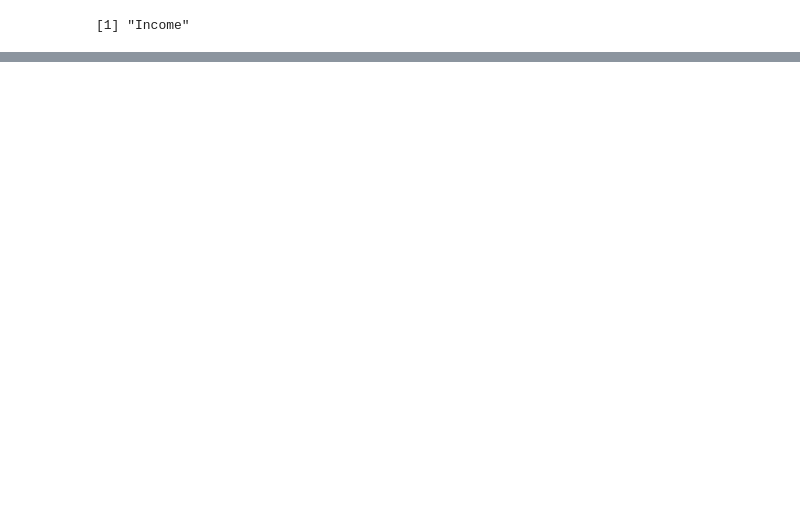
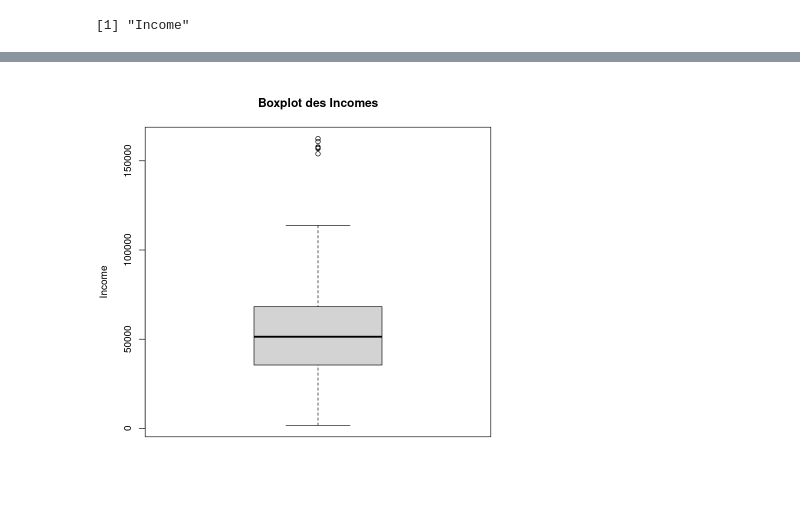
Before and after one commit to Emaglp/Data_Analysis, a Jupyter notebook: EG_R.ipynb, the cells around one changed output, grey strips where cells are left out. Cells and saved outputs as stored; diff of their text form; code cells hidden in the pictures; blank space fills up the shorter version.

```diff
--- a/EG_R.ipynb
+++ b/EG_R.ipynb
@@ -179,0 +207,6 @@ boxplot(data$MntFishProducts)
+# %%
+data_clean <- data[data$Income <= 500000, ]
+#verification :
+boxplot(data_clean$Income, main = "Boxplot des Incomes", ylab = "Income")
+# %% [output]
+[figure, added]
```
Also changed, not shown: parts of 25 cells of this notebook.
